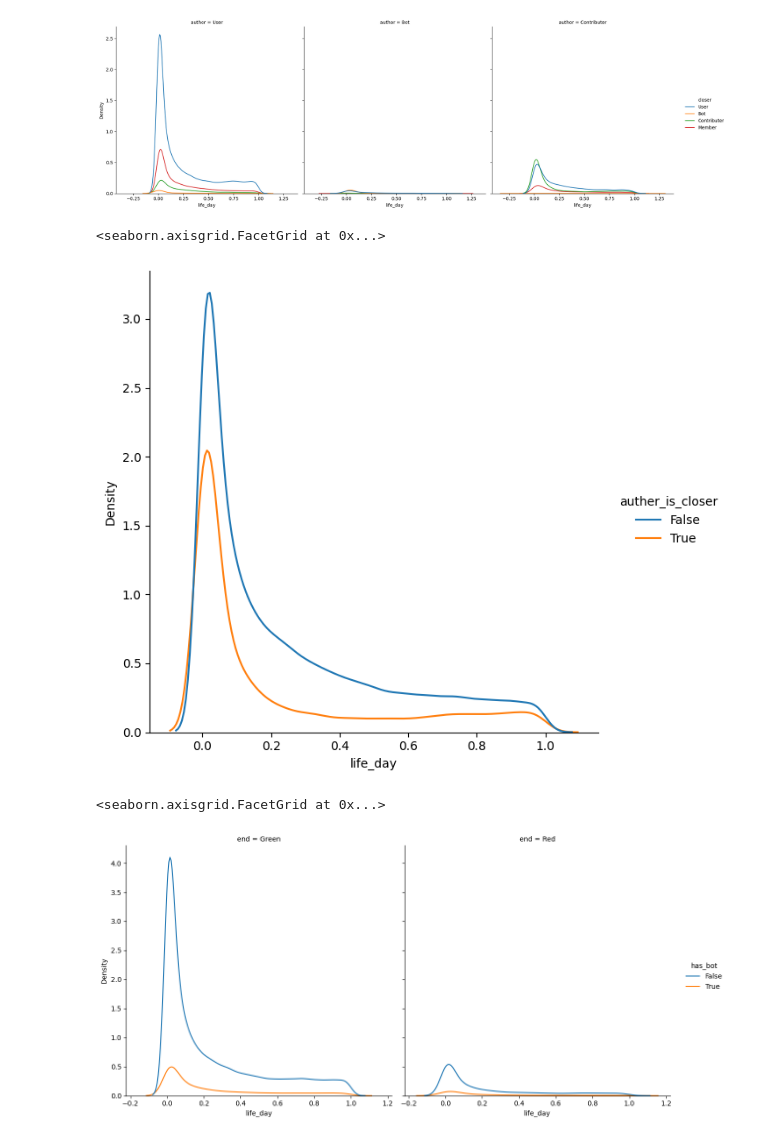
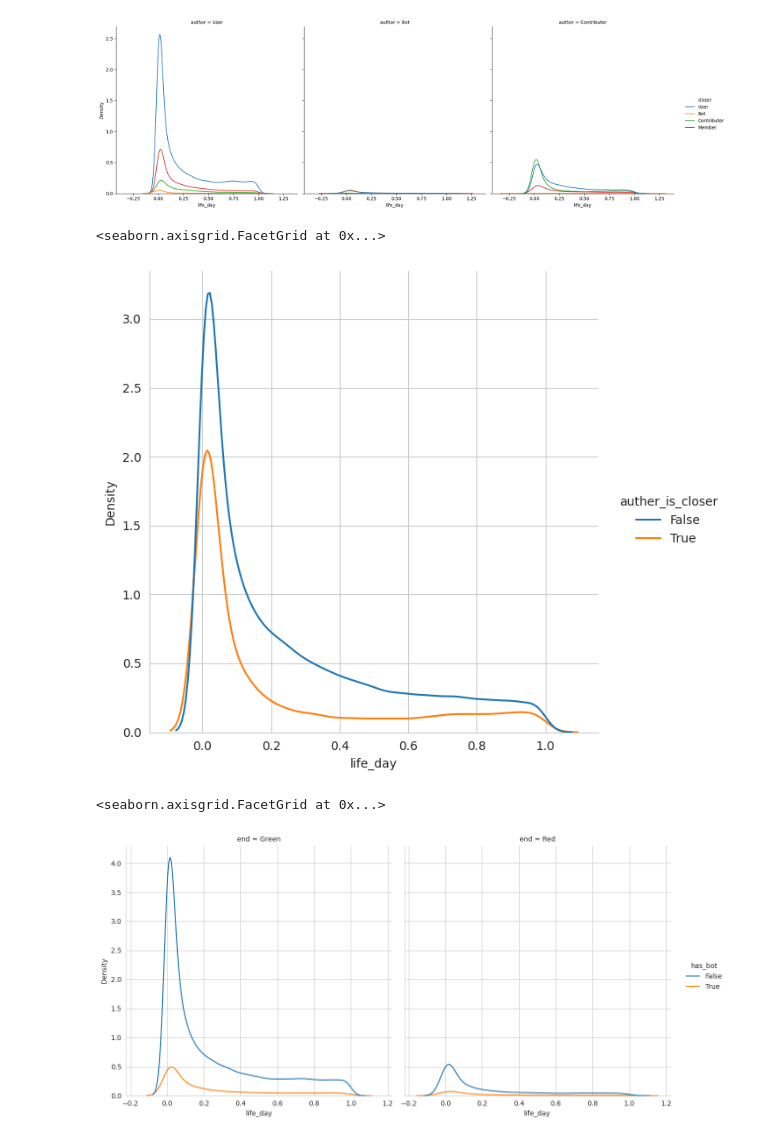
Before and after one commit to ds1sqe/github_crawler, a Jupyter notebook: graph.ipynb, the cells around one changed output. Cells and saved outputs as stored; diff of their text form; code cells hidden in the pictures.

```diff
--- a/graph.ipynb
+++ b/graph.ipynb
@@ -15,3 +16,19 @@ df.head()
 | 2 | Issue | "https://github.com/guzzle/guzzle... | User | Member | False | 2 | 0 | ... |
 | 3 | PR | "https://github.com/guzzle/guzzle... | User | User | True | 1 | 0 | ... |
 | 4 | PR | "https://github.com/guzzle/guzzle... | User | User | True | 1 | 0 | ... |
+# %%
+def set_type(c):
+    if c['life_day'] > 60:
+        return "xlong"
+    elif c['life_day'] > 14:
+        return "long"
+    elif c['life_day'] > 3:
+        return "mid"
+    elif c['life_day'] > 1:
+        return "short"
+    elif c['life_day'] > 0:
+        return "xshort"
+    else:
+        return "zero"
+# %%
+df['create_time'] = df.apply(lambda row: ( dateutil.parser.parse(row.create_time) ), axis=1 )
@@ -20,6 +39,8 @@ df['bot_ratio'] = df.apply(lambda row: row.participants_bot / row.participants_t
 df['has_bot'] = df.apply(lambda row: row.participants_bot > 0 , axis=1 )
 df['life_day'] = df.apply(lambda row: row.life_time_sec / (60 * 60 * 24 ) , axis=1 )
 df['idle_time'] = df.apply(lambda row: ( (row.first_comment_time_sec  + 1 ) / (row.life_time_sec + 1) ) , axis=1 )
+df['ymonth'] = df.apply(lambda row: ( row.create_time.strftime("%Y%m") ), axis=1 )
+df['life_type'] = df.apply(lambda row: (set_type(row)),axis=1)
 # %%
 dfs = df.sort_values(by=['life_day','idle_time'])
 iss = dfs[(dfs["rc_ty"]=="Issue") & (dfs["life_time_sec"] >= 0)]
@@ -127,12 +163,13 @@ sns.displot(data=iss_xlow,x="life_day", kind="kde",hue="closer",col="author",hei
 <seaborn.axisgrid.FacetGrid at 0x...>
 [figure]
 # %%
+sns.set_style("whitegrid")
 sns.displot(data=iss_xlow, x="life_day", kind="kde",hue="auther_is_closer", height=6)
 # %% [output]
 <seaborn.axisgrid.FacetGrid at 0x...>
-[figure, old version]
+[figure, new version]
 # %%
 sns.displot(data=iss_xlow, x="life_day", kind="kde",hue="has_bot", height=6,col="end")
 # %% [output]
 <seaborn.axisgrid.FacetGrid at 0x...>
-[figure, old version]
+[figure, new version]
```
Also changed, not shown: parts of 19 cells of this notebook.
